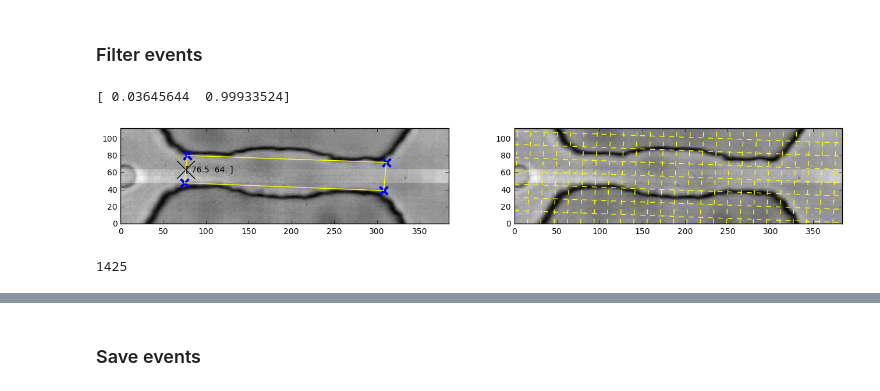
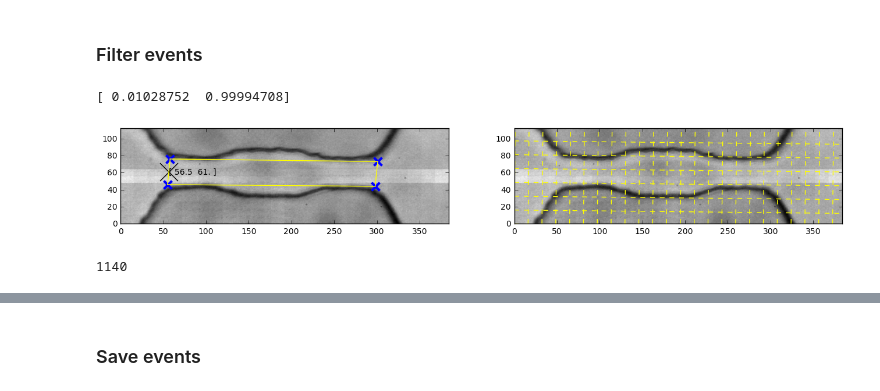
Before and after one commit to tphinkle/pore_stats, a Jupyter notebook: notebooks/oi_event_detection.ipynb, the cells around one changed output, grey strips where cells are left out. Cells and saved outputs as stored; diff of their text form; code cells hidden in the pictures.

```diff
--- a/notebooks/oi_event_detection.ipynb
+++ b/notebooks/oi_event_detection.ipynb
@@ -27,8 +27,8 @@ from IPython.display import HTML
 # Define file path
 data_base_path = '/home/prestonh/Desktop/Research/cancer_cells/data'
 date = '/10-10-2017'
-particle_type = '/293-T_0'
-channel_type = '/10-20-10_3'
+particle_type = '/HCT-116_1'
+channel_type = '/10-20-10_1'
 file_index = '0'
 file_path = data_base_path + date + particle_type + channel_type + '/oi/bin/test_camera_' + file_index
 
@@ -248,19 +222,19 @@ plt.show()
 # %%
 reload(oi)
 template_index = 0
 template_frame = oi_vid.get_frame(template_index)
 
-c0 = [78, 80]
-c1 = [75, 48]
-c2 = [308, 39]
-c3 = [311, 72]
+c0 = [58, 76]
+c1 = [55, 46]
+c2 = [298, 44]
+c3 = [301, 73]
 
 oi_stage = oi.Stage(template_frame, c0, c1, c2, c3)
 oi_stage._length_microns = 150
 oi_stage.plot_stage()
 # %% [output]
-[ 0.03645644  0.99933524]
+[ 0.01028752  0.99994708]
-[figure, old version]
+[figure, new version]
 # %%
 for oi_event in oi_events:
     oi_event.get_channel_enter_exit_tf(oi_stage)
@@ -268,7 +242,7 @@ for oi_event in oi_events:
 filtered_oi_events = [oi_event for oi_event in oi_events if (oi_event._channel_enter_tf != None) and (oi_event._channel_exit_tf != None)]
 print len(filtered_oi_events)
 # %% [output]
-1425
+1140
 # %%
 fig = plt.figure(figsize = (20,12))
 for i, event in enumerate(filtered_oi_events[:]):
```
Also changed, not shown: parts of 8 cells of this notebook, 2 other files.
